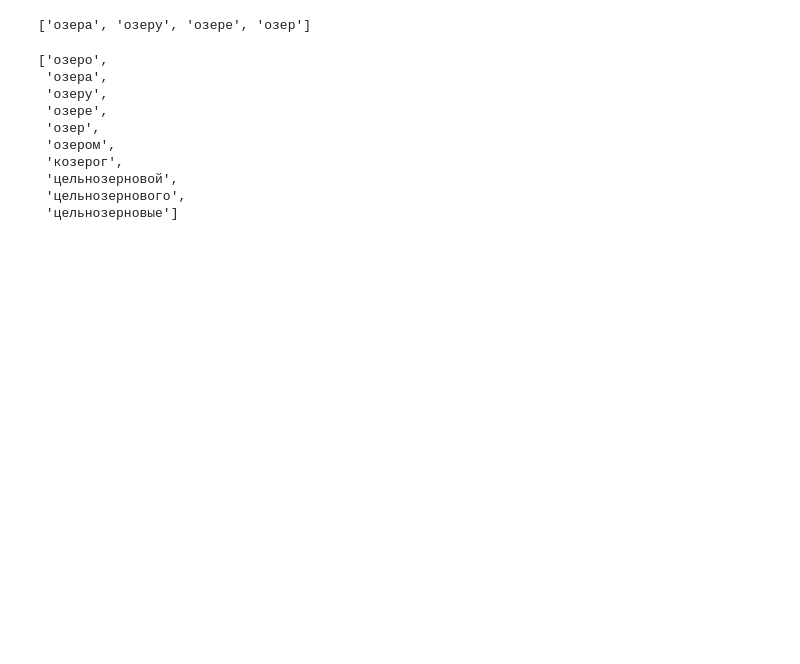
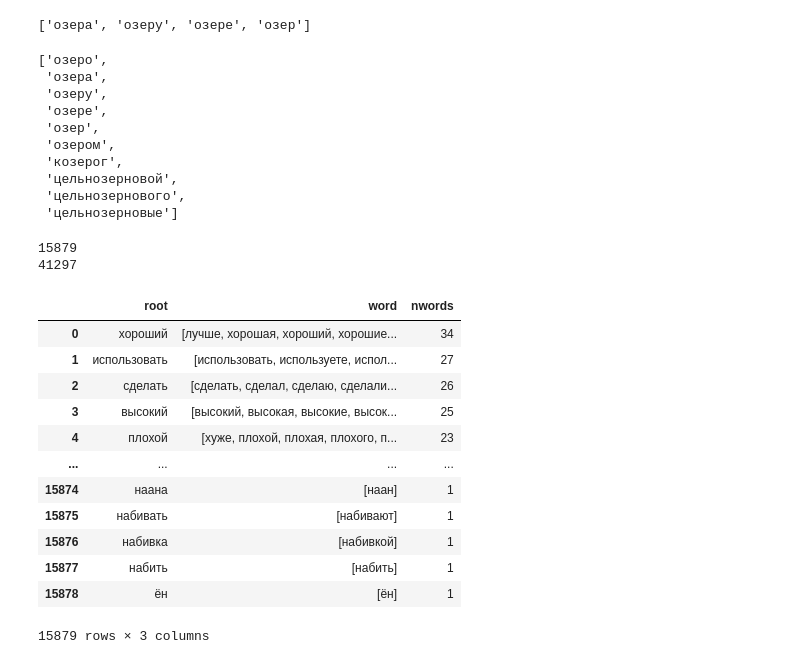
Before and after one commit to ykaitao/language_learning, a Jupyter notebook: notebooks/explore_daily_dialogue.ipynb, the cells around one changed output. Drawn from its saved outputs; the diff is of its cells as text; code cells hidden in the pictures; blank space fills up the shorter version.

Commit message:
find root

```diff
--- a/notebooks/explore_daily_dialogue.ipynb
+++ b/notebooks/explore_daily_dialogue.ipynb
@@ -403,3 +403,36 @@ df_words_ru[df_words_ru.word.str.contains("озер")].word.to_list()
  'цельнозерновой',
  'цельнозернового',
  'цельнозерновые']
+# %%
+import pymorphy3
+
+morph = pymorphy3.MorphAnalyzer()
+
+df_words_ru["root"] = df_words_ru["word"].apply(lambda x: morph.parse(x)[0].normal_form)
+print(df_words_ru.root.nunique())
+print(df_words_ru.word.nunique())
+df_words_ru_agg = (
+    df_words_ru.groupby("root").agg({"word": list}).reset_index(drop=False)
+)
+df_words_ru_agg["nwords"] = df_words_ru_agg.word.apply(len)
+df_words_ru_agg = df_words_ru_agg.sort_values("nwords", ascending=False).reset_index(
+    drop=True
+)
+df_words_ru_agg.to_csv("df_words_ru_agg.csv", encoding="utf-8-sig", index=False)
+display(df_words_ru_agg)
+# %% [output]
+15879
+41297
+|  | root | word | nwords |
+| 0 | хороший | [лучше, хорошая, хороший, хорошие... | 34 |
+| 1 | использовать | [использовать, используете, испол... | 27 |
+| 2 | сделать | [сделать, сделал, сделаю, сделали... | 26 |
+| 3 | высокий | [высокий, высокая, высокие, высок... | 25 |
+| 4 | плохой | [хуже, плохой, плохая, плохого, п... | 23 |
+| ... | ... | ... | ... |
+| 15874 | наана | [наан] | 1 |
+| 15875 | набивать | [набивают] | 1 |
+| 15876 | набивка | [набивкой] | 1 |
+| 15877 | набить | [набить] | 1 |
+| 15878 | ён | [ён] | 1 |
+15879 rows × 3 columns
```
